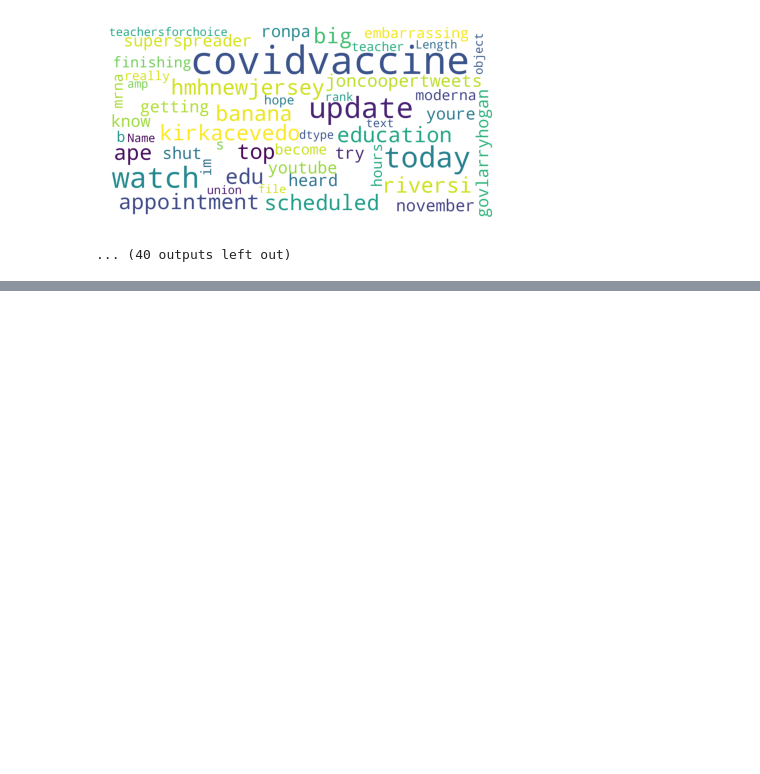
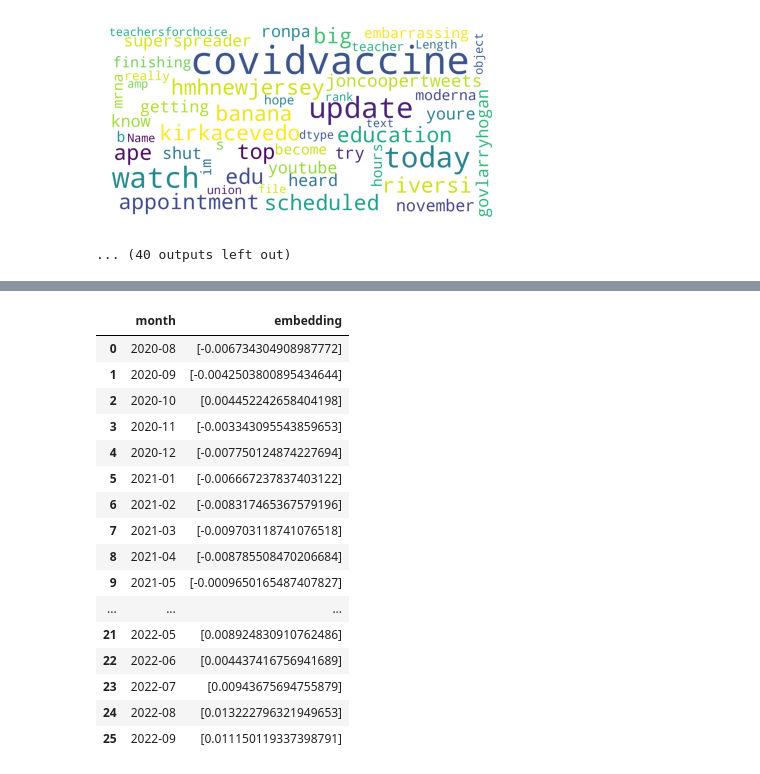
Before and after one commit to Nina-mvH/Sentiment-Analysis-on-Covid-Tweets, a Jupyter notebook: sentiment-analysis-on-vaccine-tweets.ipynb, the cells around one changed output, grey strips where cells are left out. Cells and saved outputs as stored; diff of their text form; code cells hidden in the pictures; blank space fills up the shorter version.

```diff
--- a/sentiment-analysis-on-vaccine-tweets.ipynb
+++ b/sentiment-analysis-on-vaccine-tweets.ipynb
@@ -431,2 +434,0 @@ def get_embedding_for_row(row):
-# %%
-usa_data['embedding'] = usa_data.apply(get_embedding_for_row, axis=1)
@@ -446,0 +435,5 @@ usa_data.to_csv('usa_data.csv',index=False)
+# %%
+usa_data['embedding'] = usa_data['embedding'].apply(lambda x: np.fromstring(x.strip('[]'), sep=' '))
+
+# Group by date and calculate the mean of embeddings
+average_embeddings_by_day = usa_data.groupby('date_only')['embedding'].apply(np.mean).reset_index()
@@ -447,3 +456,31 @@ usa_data.to_csv('usa_data.csv',index=False)
+# %%
+usa_data['date_only'] = pd.to_datetime(usa_data['date_only'])
+
+
+usa_data['month'] = usa_data['date_only'].dt.to_period('M')
+
+# Group by month and calculate the mean of embeddings
+average_embeddings_monthly = usa_data.groupby('month')['embedding'].apply(np.mean).reset_index()
+# %%
+average_embeddings_monthly
+# %% [output]
+|  | month | embedding |
+| 0 | 2020-08 | [-0.006734304908987772] |
+| 1 | 2020-09 | [-0.0042503800895434644] |
+| 2 | 2020-10 | [0.004452242658404198] |
+| 3 | 2020-11 | [-0.003343095543859653] |
+| 4 | 2020-12 | [-0.007750124874227694] |
+| 5 | 2021-01 | [-0.006667237837403122] |
+| 6 | 2021-02 | [-0.008317465367579196] |
+| 7 | 2021-03 | [-0.009703118741076518] |
+| 8 | 2021-04 | [-0.008785508470206684] |
+| 9 | 2021-05 | [-0.0009650165487407827] |
+| ... | ... | ... |
+| 21 | 2022-05 | [0.008924830910762486] |
+| 22 | 2022-06 | [0.004437416756941689] |
+| 23 | 2022-07 | [0.00943675694755879] |
+| 24 | 2022-08 | [0.013222796321949653] |
+| 25 | 2022-09 | [0.011150119337398791] |
 # %%
 #compare general word cloud and then see what differentiates the word clouds
 # pair-wise tf-idf (3 months at a time, previous, current, and next)...ranks words by rarity and frequency (how important terms are)...look at week 7
```
Also changed, not shown: parts of 25 cells of this notebook.
